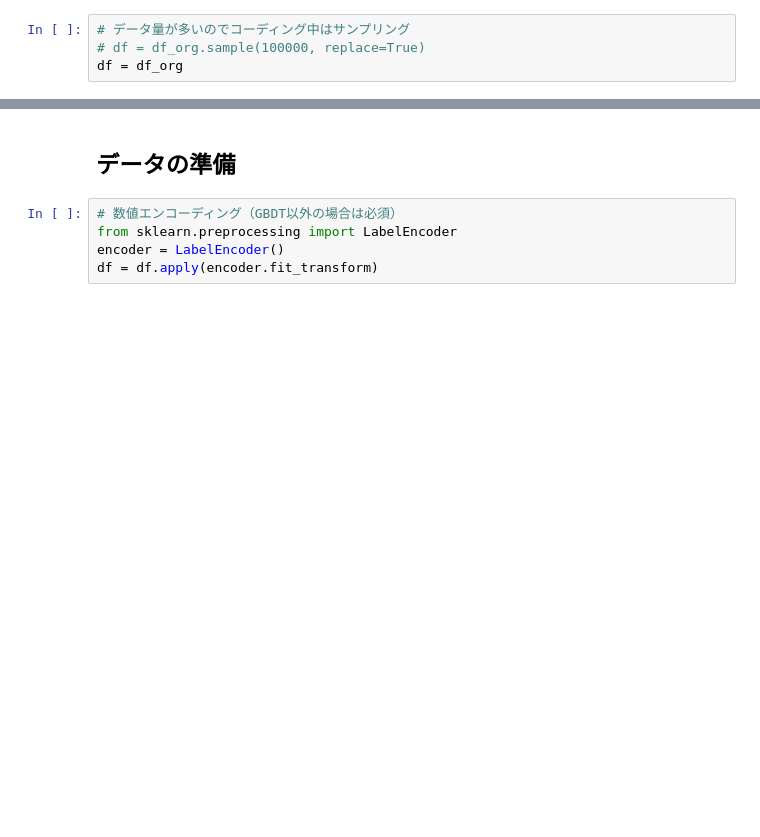
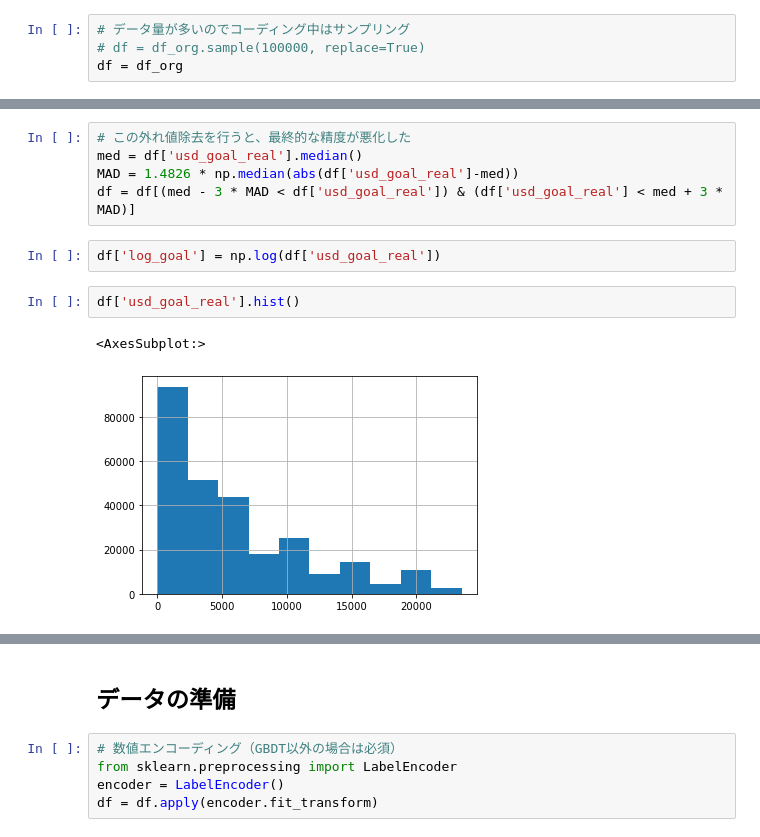
Before and after one commit to nmatsuo63/dshc, a Jupyter notebook: ipynb/3_学習_lgbm.ipynb, the cells around one changed output, grey strips where cells are left out. Cells and saved outputs as stored; diff of their text form; blank space fills up the shorter version.

```diff
--- a/ipynb/3_学習_lgbm.ipynb
+++ b/ipynb/3_学習_lgbm.ipynb
@@ -17,0 +60,12 @@ df = df_org
+# %%
+# この外れ値除去を行うと、最終的な精度が悪化した
+med = df['usd_goal_real'].median()
+MAD = 1.4826 * np.median(abs(df['usd_goal_real']-med))
+df = df[(med - 3 * MAD < df['usd_goal_real']) & (df['usd_goal_real'] < med + 3 * MAD)]
+# %%
+df['log_goal'] = np.log(df['usd_goal_real'])
+# %%
+df['usd_goal_real'].hist()
+# %% [output]
+<AxesSubplot:>
+[figure, added]
```
Also changed, not shown: parts of 19 cells of this notebook.
